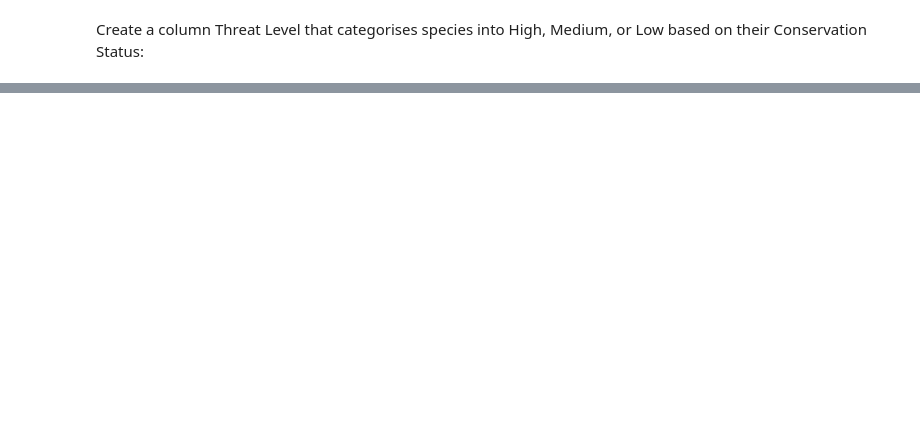
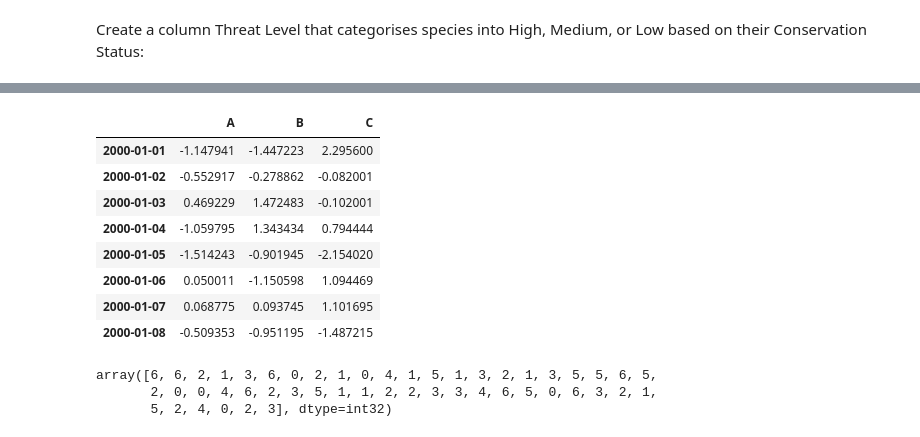
Before and after one commit to hendrybones/Daily-coding-refresher-code, a Jupyter notebook: Alx Python.ipynb, the cells around one changed output, grey strips where cells are left out. Saved outputs shown, nothing was run; the diff lists cells and outputs as text; code cells hidden in the pictures; blank space fills up the shorter version.

```diff
--- a/Alx Python.ipynb
+++ b/Alx Python.ipynb
@@ -769,0 +721,20 @@ dfa.head()
+# %%
+df = pd.DataFrame(np.random.randn(8, 3), index=index, columns=["A", "B", "C"])
+df
+# %% [output]
+|  | A | B | C |
+| 2000-01-01 | -1.147941 | -1.447223 | 2.295600 |
+| 2000-01-02 | -0.552917 | -0.278862 | -0.082001 |
+| 2000-01-03 | 0.469229 | 1.472483 | -0.102001 |
+| 2000-01-04 | -1.059795 | 1.343434 | 0.794444 |
+| 2000-01-05 | -1.514243 | -0.901945 | -2.154020 |
+| 2000-01-06 | 0.050011 | -1.150598 | 1.094469 |
+| 2000-01-07 | 0.068775 | 0.093745 | 1.101695 |
+| 2000-01-08 | -0.509353 | -0.951195 | -1.487215 |
+# %%
+data = np.random.randint(0, 7, size=50)
+data
+# %% [output]
+array([6, 6, 2, 1, 3, 6, 0, 2, 1, 0, 4, 1, 5, 1, 3, 2, 1, 3, 5, 5, 6, 5,
+       2, 0, 0, 4, 6, 2, 3, 5, 1, 1, 2, 2, 3, 3, 4, 6, 5, 0, 6, 3, 2, 1,
+       5, 2, 4, 0, 2, 3], dtype=int32)
```
Also changed, not shown: parts of 50 cells of this notebook, 1 other file.
